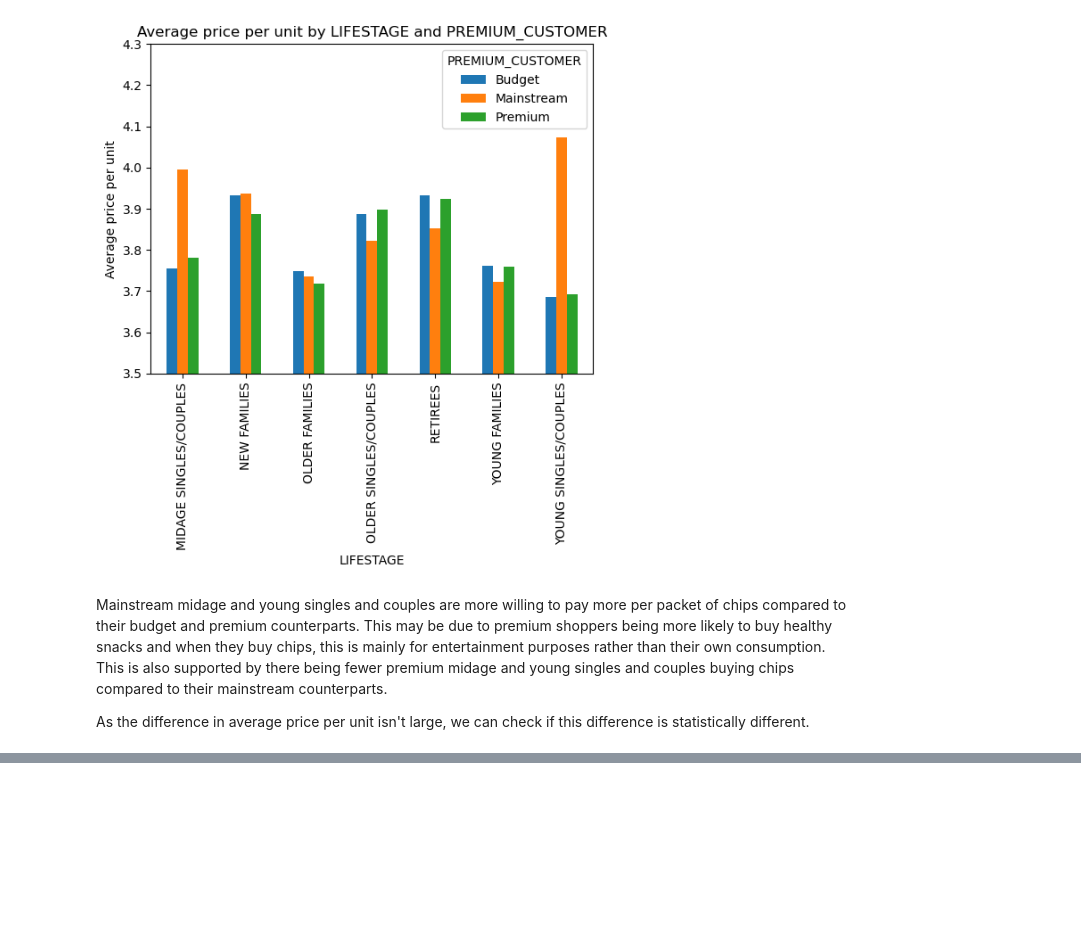
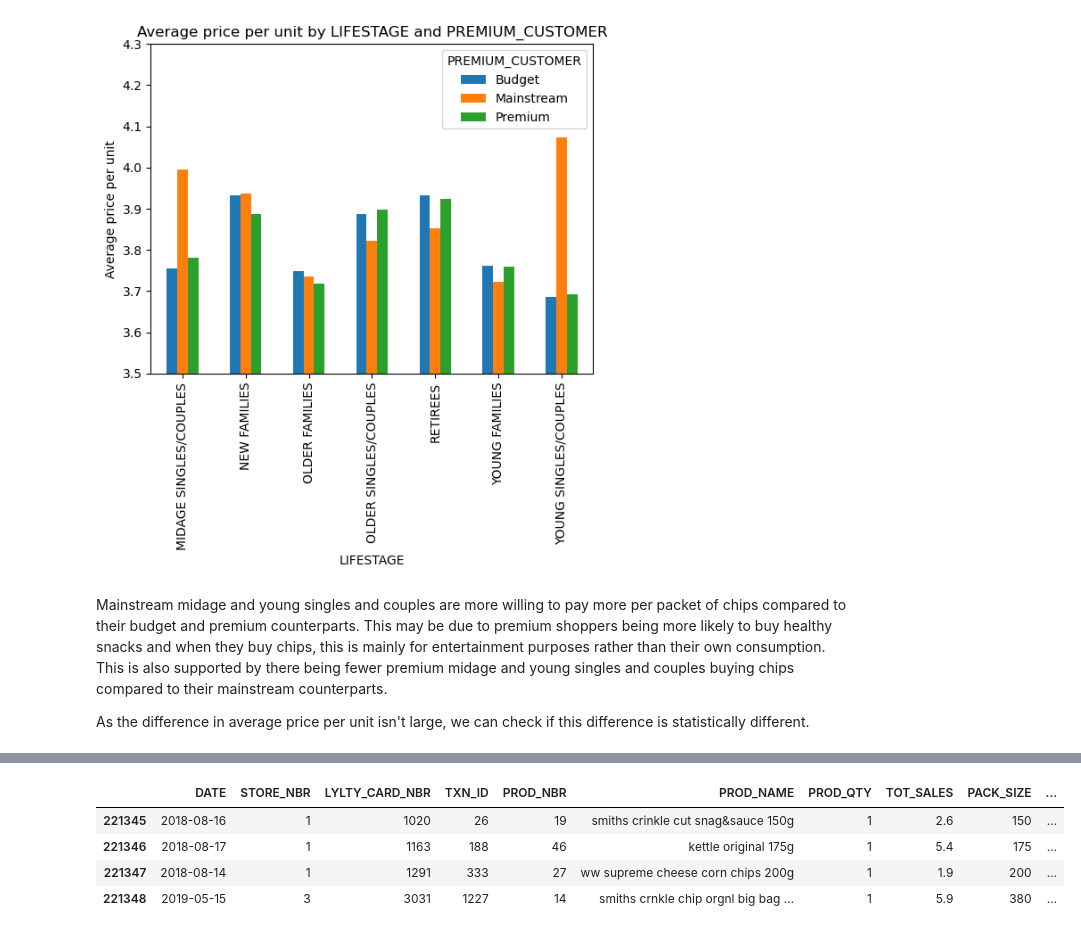
Before and after one commit to jacques-serfontein/QuantiumVEP, a Jupyter notebook: Task1/Task1.ipynb, the cells around one changed output, grey strips where cells are left out. Drawn from its saved outputs; the diff is of its cells as text; code cells hidden in the pictures; blank space fills up the shorter version.

```diff
--- a/Task1/Task1.ipynb
+++ b/Task1/Task1.ipynb
@@ -459,0 +481,9 @@ statistically different.
+# %%
+young_data = data[(data['LIFESTAGE'] == 'YOUNG SINGLES/COUPLES') & (data['PREMIUM_CUSTOMER'] == 'Mainstream')]
+young_data.head(4)
+# %% [output]
+|  | DATE | STORE_NBR | LYLTY_CARD_NBR | TXN_ID | PROD_NBR | PROD_NAME | PROD_QTY | TOT_SALES | PACK_SIZE | ... |
+| 221345 | 2018-08-16 | 1 | 1020 | 26 | 19 | smiths crinkle cut snag&sauce 150g | 1 | 2.6 | 150 | ... |
+| 221346 | 2018-08-17 | 1 | 1163 | 188 | 46 | kettle original 175g | 1 | 5.4 | 175 | ... |
+| 221347 | 2018-08-14 | 1 | 1291 | 333 | 27 | ww supreme cheese corn chips 200g | 1 | 1.9 | 200 | ... |
+| 221348 | 2019-05-15 | 3 | 3031 | 1227 | 14 | smiths crnkle chip orgnl big bag ... | 1 | 5.9 | 380 | ... |
```
Also changed, not shown: parts of 8 cells of this notebook.
